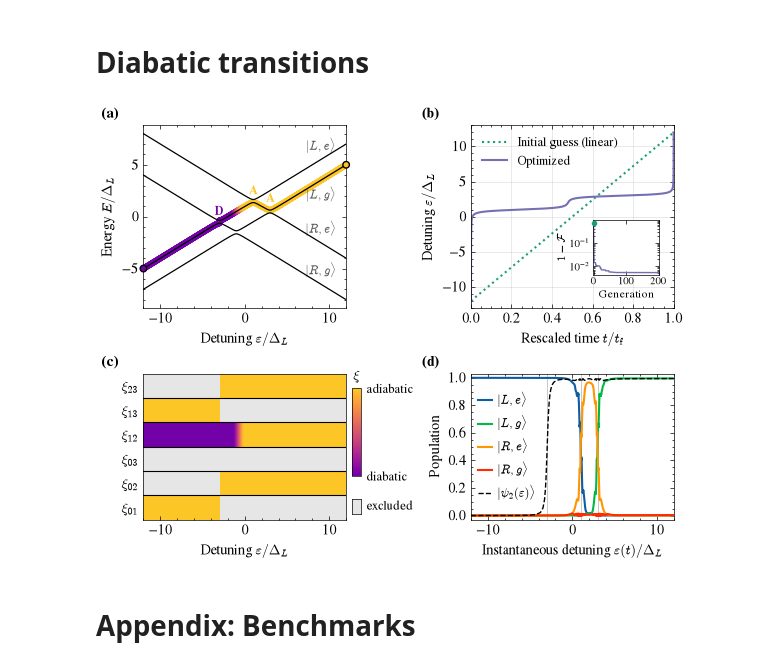
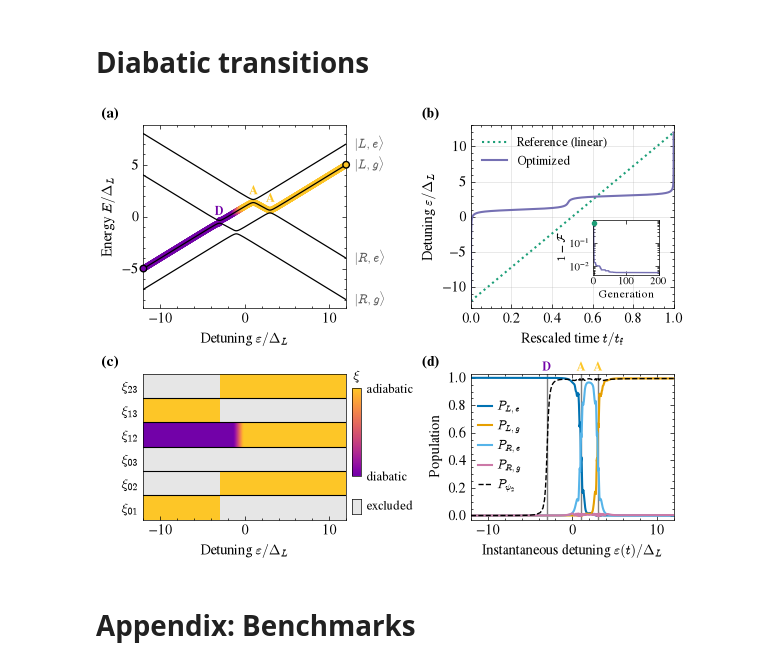
Before and after one commit to geodesiq-control/geodesiq-control, a Jupyter notebook: dev/manuscript_figures.ipynb, the cells around one changed output. Drawn from its saved outputs; the diff is of its cells as text; code cells hidden in the pictures.

```diff
--- a/dev/manuscript_figures.ipynb
+++ b/dev/manuscript_figures.ipynb
@@ -728,17 +744,18 @@ fig, ((ax_E, ax_pulse), (ax_xi, ax_pop)) = plt.subplots(
 )
 
 # ======= (a) Spectrum and path of the occupied eigenstate =======
-# Diabatic character of the levels, labelled on the right where well separated (|L,g> below, clear of the path)
-x_label, label_offsets = 9, [1.3, -1.4, 1.3, 1.3]
+# Diabatic character of the levels, labelled just outside the right axis at their endpoint energies (F-39)
 for k in range(4):
-    ax_E.text(
-        x_label,
-        np.interp(x_label, x, dia_levels[:, k]) + label_offsets[k],
+    ax_E.annotate(
         DIA_LABELS[k],
+        (x[-1], dia_levels[-1, k]),
+        xytext=(6, 0),
+        textcoords="offset points",
         color="0.35",
         fontsize=FS_SMALL,
-        ha="center",
+        ha="left",
         va="center",
+        annotation_clip=False,
     )
 y = E[np.arange(len(x)), occ]
 points = np.column_stack([x, y])
@@ -803,7 +820,7 @@ swatch.annotate(
 
 # ======= (b) Pulses, with the convergence of the DE as inset =======
 for key, label, style in [
-    ("guess", "Initial guess (linear)", dict(color=C_LINEAR, ls=":")),
+    ("guess", "Reference (linear)", dict(color=C_LINEAR, ls=":")),
     ("best", "Optimized", dict(color=C_GEODESIQ)),
 ]:
     t = data[f"t_{key}"]
@@ -820,38 +837,53 @@ ins = ax_pulse.inset_axes([0.6, 0.18, 0.33, 0.3])
 ins.plot(data["generation"], data["infid_epochs"], color=C_GEODESIQ, lw=1)
 ins.scatter(data["generation"][0], data["infid_epochs"][0], color=C_LINEAR, s=9, zorder=3, clip_on=False)
 ins.set_yscale("log")
 ins.set_xlim(data["generation"][0] - 3, data["generation"][-1] + 3)
 ins.set_xticks([0, 100, 200])
 ins.set_xlabel("Generation", fontsize=FS_INSET, labelpad=1)
 ins.set_ylabel(r"$1-\mathcal{F}$", fontsize=FS_INSET, labelpad=1)
 ins.tick_params(which="both", labelsize=FS_INSET - 0.5, pad=1.5)
 ins.tick_params(axis="x", which="minor", bottom=False, top=False)
 ins.set_facecolor("white")
 
 # ======= (d) Populations of the optimized pulse versus the instantaneous detuning =======
+# Okabe-Ito colours: no red/green pair, and distinct from the method colours of the other figures (F-41)
+C_POPULATIONS = ["#0072B2", "#E69F00", "#56B4E9", "#CC79A7"]
+POP_LABELS = [r"$P_{L,e}$", r"$P_{L,g}$", r"$P_{R,e}$", r"$P_{R,g}$"]
 eps = data["eps_best"]
 for k in range(4):
-    ax_pop.plot(eps, data["Pd_best"][:, k], lw=lw, label=DIA_LABELS[k])
-ax_pop.plot(eps, data["Pa_best"][:, 2], color="black", ls="--", lw=1, label=r"$|\psi_2(\varepsilon)\rangle$")
-for xc, _ in CROSSINGS:
-    ax_pop.axvline(xc, color="0.75", lw=0.6, zorder=0)
+    ax_pop.plot(eps, data["Pd_best"][:, k], lw=lw, color=C_POPULATIONS[k], label=POP_LABELS[k])
+ax_pop.plot(eps, data["Pa_best"][:, 2], color="black", ls="--", lw=1, label=r"$P_{\psi_2}$")
+# The crossings D, A, A of panel (a), labelled above the axes in the same colours
+for xc, name in CROSSINGS:
+    ax_pop.axvline(xc, color="0.5", lw=1.0, zorder=0)
+    ax_pop.text(
+        xc,
+        1.0,
+        name,
+        transform=ax_pop.get_xaxis_transform(),
+        ha="center",
+        va="bottom",
+        fontsize=FS_SMALL,
+        weight="bold",
+        color=cmap_xi(0.0 if name == "D" else 1.0),
+    )
 ax_pop.set_xlim(x[0], x[-1])
 ax_pop.set_ylim(-0.03, 1.03)
 ax_pop.set_yticks(np.linspace(0, 1, 6))
 ax_pop.set_xlabel(r"Instantaneous detuning $\varepsilon(t)/\Delta_L$")
 ax_pop.set_ylabel("Population")
 ax_pop.legend(
     loc="center left", frameon=False, fontsize=FS_SMALL, handlelength=1.1, handletextpad=0.4, borderaxespad=0.2
 )
 # ax_pop.grid(alpha=0.4)
 
 panel_labels(fig, [ax_E, ax_pulse, ax_xi, ax_pop])
 
 plt.show()
 
 fig.savefig("figures/diabatic_transition.pdf", dpi=600)
 # %% [output]
-[figure, old version]
+[figure, new version]
 # %% [markdown]
 # Appendix: Benchmarks
 # %%
```
Also changed, not shown: parts of 4 cells of this notebook, 34 other files.
